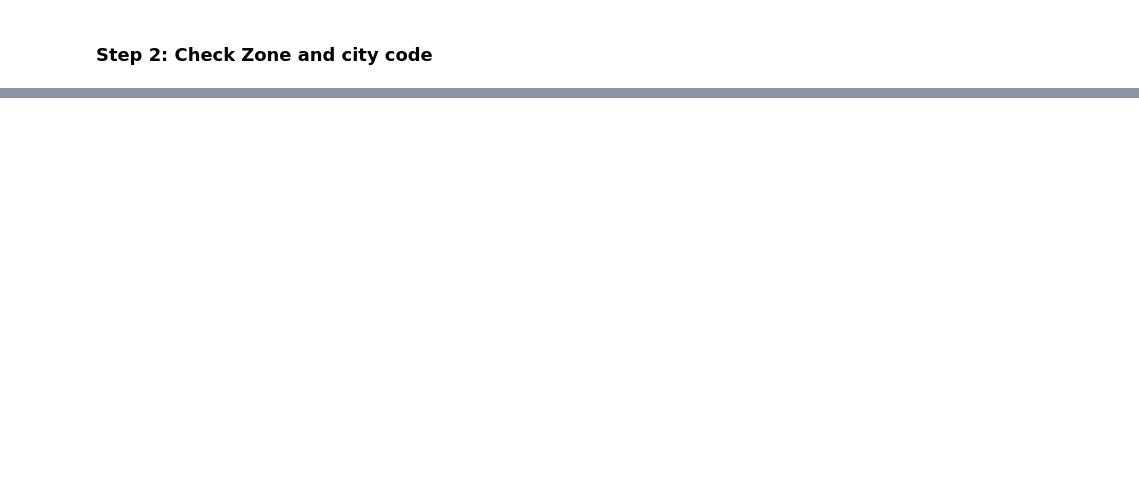
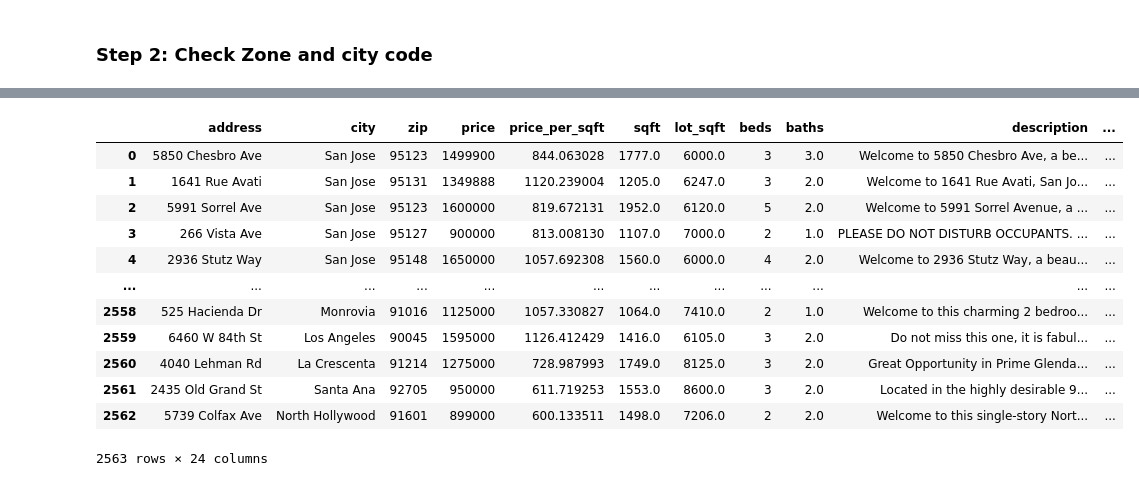
Before and after one commit to ilovemyapps/realestatepal, a Jupyter notebook: backend_services/data-prep-process/agentic-demo.ipynb, the cells around one changed output, grey strips where cells are left out. Saved outputs shown, nothing was run; the diff lists cells and outputs as text; code cells hidden in the pictures; blank space fills up the shorter version.

```diff
--- a/backend_services/data-prep-process/agentic-demo.ipynb
+++ b/backend_services/data-prep-process/agentic-demo.ipynb
@@ -134,2 +216,5 @@ county_dfs.head(10)
 # %% [markdown]
 ### Step 2: Check Zone and city code
+# %%
+with open('../data/adu-ca-laws.json', 'r') as f:
+    adu_ca_laws = json.load(f)
@@ -135,0 +306,16 @@ county_dfs.head(10)
+# %%
+county_dfs
+# %% [output]
+|  | address | city | zip | price | price_per_sqft | sqft | lot_sqft | beds | baths | description | ... |
+| 0 | 5850 Chesbro Ave | San Jose | 95123 | 1499900 | 844.063028 | 1777.0 | 6000.0 | 3 | 3.0 | Welcome to 5850 Chesbro Ave, a be... | ... |
+| 1 | 1641 Rue Avati | San Jose | 95131 | 1349888 | 1120.239004 | 1205.0 | 6247.0 | 3 | 2.0 | Welcome to 1641 Rue Avati, San Jo... | ... |
+| 2 | 5991 Sorrel Ave | San Jose | 95123 | 1600000 | 819.672131 | 1952.0 | 6120.0 | 5 | 2.0 | Welcome to 5991 Sorrel Avenue, a ... | ... |
+| 3 | 266 Vista Ave | San Jose | 95127 | 900000 | 813.008130 | 1107.0 | 7000.0 | 2 | 1.0 | PLEASE DO NOT DISTURB OCCUPANTS. ... | ... |
+| 4 | 2936 Stutz Way | San Jose | 95148 | 1650000 | 1057.692308 | 1560.0 | 6000.0 | 4 | 2.0 | Welcome to 2936 Stutz Way, a beau... | ... |
+| ... | ... | ... | ... | ... | ... | ... | ... | ... | ... | ... | ... |
+| 2558 | 525 Hacienda Dr | Monrovia | 91016 | 1125000 | 1057.330827 | 1064.0 | 7410.0 | 2 | 1.0 | Welcome to this charming 2 bedroo... | ... |
+| 2559 | 6460 W 84th St | Los Angeles | 90045 | 1595000 | 1126.412429 | 1416.0 | 6105.0 | 3 | 2.0 | Do not miss this one, it is fabul... | ... |
+| 2560 | 4040 Lehman Rd | La Crescenta | 91214 | 1275000 | 728.987993 | 1749.0 | 8125.0 | 3 | 2.0 | Great Opportunity in Prime Glenda... | ... |
+| 2561 | 2435 Old Grand St | Santa Ana | 92705 | 950000 | 611.719253 | 1553.0 | 8600.0 | 3 | 2.0 | Located in the highly desirable 9... | ... |
+| 2562 | 5739 Colfax Ave | North Hollywood | 91601 | 899000 | 600.133511 | 1498.0 | 7206.0 | 2 | 2.0 | Welcome to this single-story Nort... | ... |
+2563 rows × 24 columns
```
Also changed, not shown: parts of 5 cells of this notebook, 7 other files.
